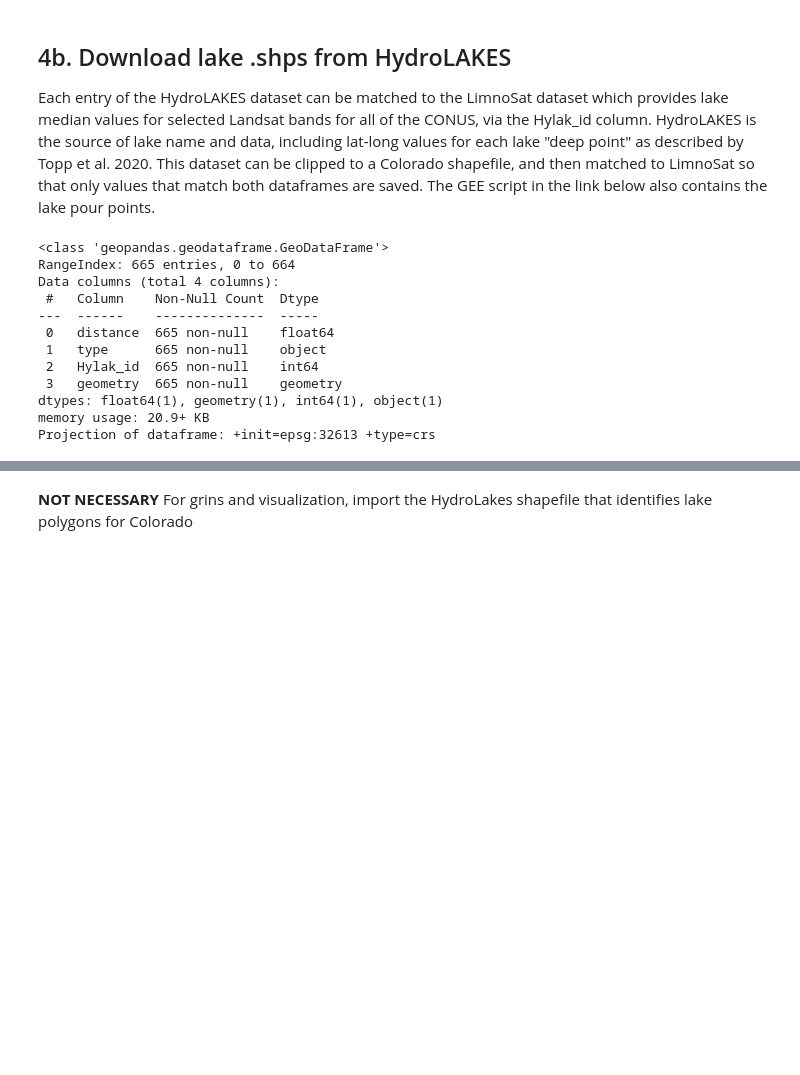
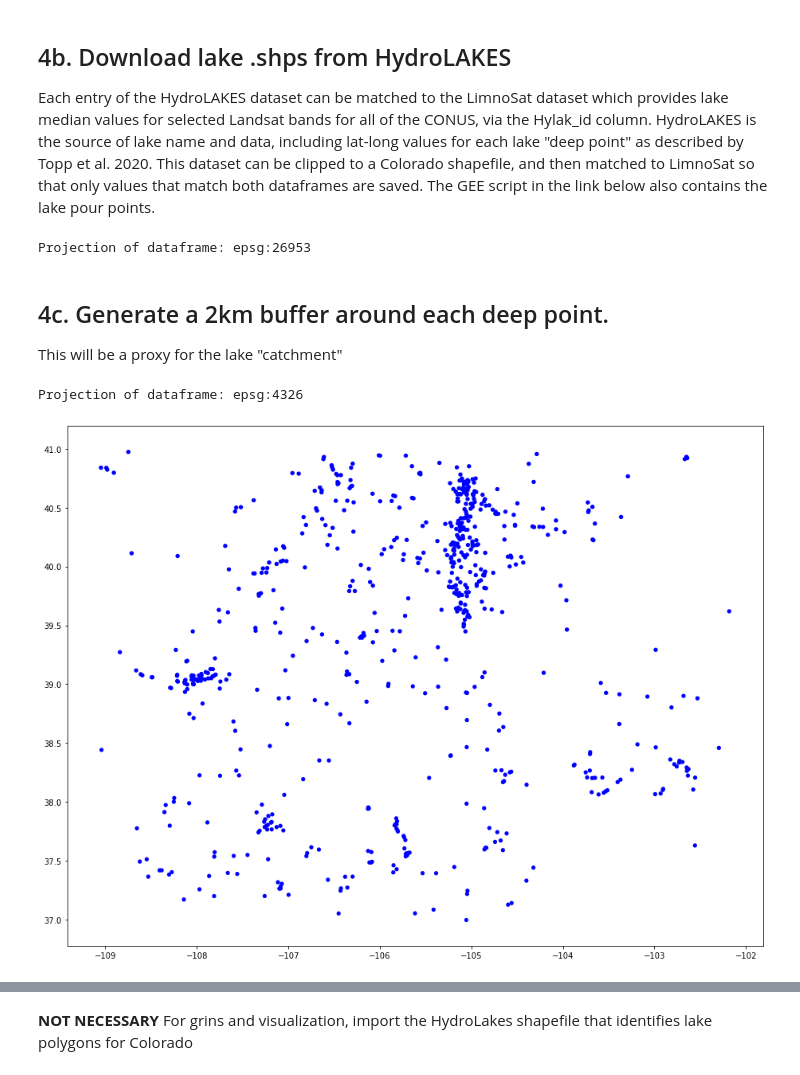
Before and after one commit to earthlab-education/ea-2021-final-project-wildfire_lake_productivity, a Jupyter notebook: 01_download_clip_merge.ipynb, the cells around one changed output, grey strips where cells are left out. Saved outputs shown, nothing was run; the diff lists cells and outputs as text; code cells hidden in the pictures; blank space fills up the shorter version.

```diff
--- a/01_download_clip_merge.ipynb
+++ b/01_download_clip_merge.ipynb
@@ -94,5 +105,4 @@ url = 'https://opendata.arcgis.com/datasets/4402a8e032ed49eb8b37fd729e4e8f03_9.g
 colo_shp = gpd.read_file(url)
 
 # Make sure appropriate crs for Colorado distances
-colo_shp = colo_shp.to_crs({'init': 'EPSG:32613'})
-print("Projection of dataframe: {}".format(colo_shp.crs))
+colo_shp = colo_shp.set_crs(epsg=4326)
@@ -108,22 +116,32 @@ Each entry of the HydroLAKES dataset can be matched to the LimnoSat dataset whic
 # Colorado boundaries using the script in the link above which exports the asset to Google Drive.
 
 hydro_dp_path = os.path.join("data", "hydro_deep_points_co.shp")
-hydro_points = gpd.read_file(hydro_dp_path).to_crs(colo_shp.crs)
+hydro_points = gpd.read_file(hydro_dp_path, bbox=colo_shp).to_crs(colo_shp.crs)
+
+hydro_points = hydro_points.to_crs(epsg=26953) # change to projected .crs for buffer calculation
 # %%
 # Checking the data format
-hydro_points.info() # make sure that Hylak_id is an integer
-
+hydro_points.head() # make sure that Hylak_id is an integer
 print("Projection of dataframe: {}".format(hydro_points.crs))
 # %% [output]
-<class 'geopandas.geodataframe.GeoDataFrame'>
-RangeIndex: 665 entries, 0 to 664
-Data columns (total 4 columns):
- #   Column    Non-Null Count  Dtype
----  ------    --------------  -----
- 0   distance  665 non-null    float64
- 1   type      665 non-null    object
- 2   Hylak_id  665 non-null    int64
- 3   geometry  665 non-null    geometry
-dtypes: float64(1), geometry(1), int64(1), object(1)
-memory usage: 20.9+ KB
-Projection of dataframe: +init=epsg:32613 +type=crs
+Projection of dataframe: epsg:26953
+# %% [markdown]
+## 4c.  Generate a 2km buffer around each deep point.
+This will be a proxy for the lake "catchment"
+# %%
+# Generate buffer
+hydro_points['geometry']=hydro_points.geometry.buffer(2000)
+# %%
+# Observe data
+hydro_points.head()
+hydro_points = hydro_points.to_crs(colo_shp.crs)
+print("Projection of dataframe: {}".format(hydro_points.crs))
+
+# Plot points
+fig, ax = plt.subplots(figsize=(16, 12))
+
+hydro_points['geometry'].plot(ax=ax,
+                color='blue');
+# %% [output]
+Projection of dataframe: epsg:4326
+[figure, added]
```
Also changed, not shown: parts of 48 cells of this notebook, 2 other files.
